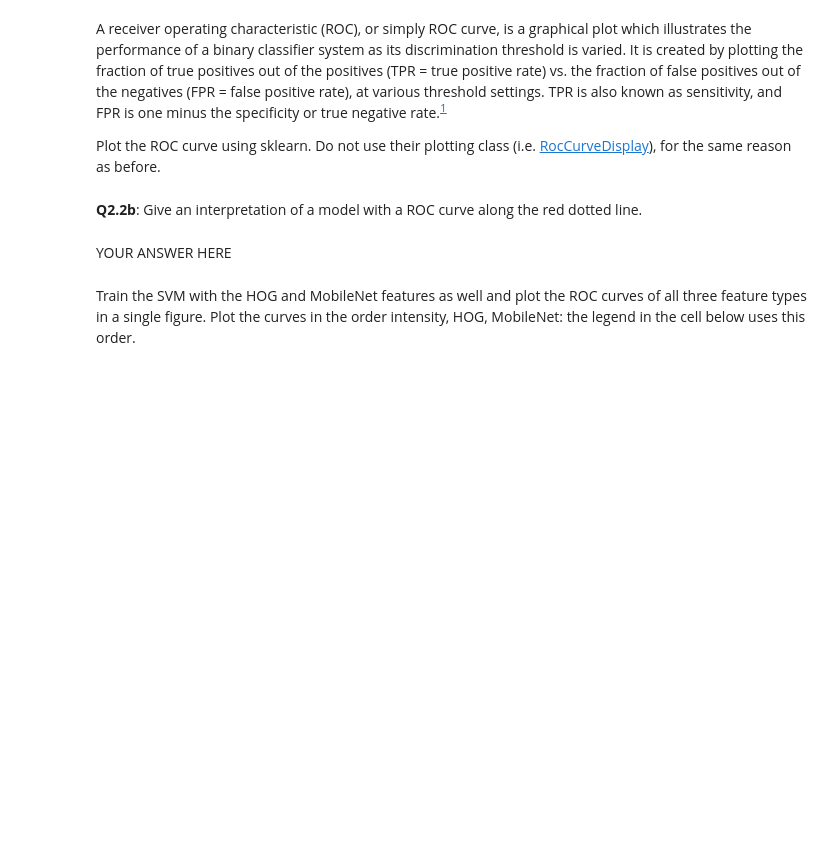
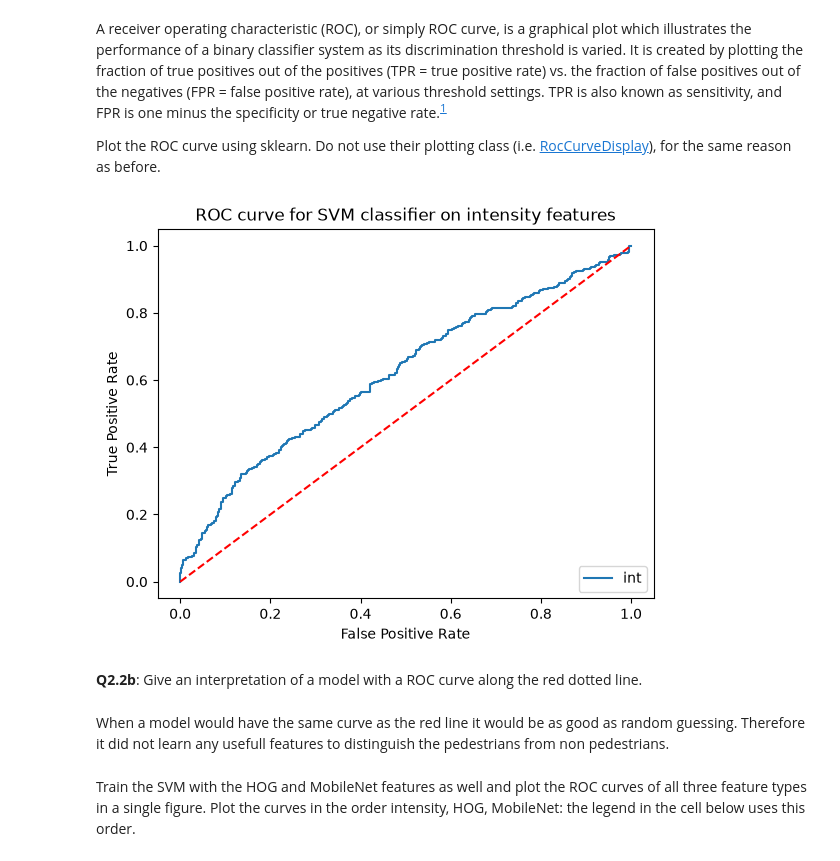
Before and after one commit to lodewijkguffens-ship-it/RO47004p1, a Jupyter notebook: practicum1.ipynb, the cells around one changed output. Cells and saved outputs as stored; diff of their text form; code cells hidden in the pictures; blank space fills up the shorter version.

```diff
--- a/practicum1.ipynb
+++ b/practicum1.ipynb
@@ -499,17 +629,23 @@ A receiver operating characteristic (ROC), or simply ROC curve, is a graphical p
 Plot the ROC curve using sklearn. Do not use their plotting class (i.e. [RocCurveDisplay](https://scikit-learn.org/stable/modules/generated/sklearn.metrics.RocCurveDisplay.html)), for the same reason as before.
 # %%
 # CELL REF: C2.2g
+from sklearn.metrics import roc_curve
 
-# YOUR CODE HERE
-raise NotImplementedError()
+fpr, tpr, thresholds = roc_curve(y_test, intensity_preds_prob)
+
+plt.plot(fpr, tpr)
+plt.xlabel('False Positive Rate')
+plt.ylabel('True Positive Rate')
 plt.plot([0, 1], [0, 1],'r--')
 plt.title('ROC curve for SVM classifier on intensity features')
 plt.legend(["int"], loc='lower right')
 plt.show()
+# %% [output]
+[figure, added]
 # %% [markdown]
 **Q2.2b**: Give an interpretation of a model with a ROC curve along the red dotted line.
 # %% [markdown]
-YOUR ANSWER HERE
+When a model would have the same curve as the red line it would be as good as random guessing. Therefore it did not learn any usefull features to distinguish the pedestrians from non pedestrians.
 # %% [markdown]
 Train the SVM with the HOG and MobileNet features as well and plot the ROC curves of all three feature types in a single figure. Plot the curves in the order intensity, HOG, MobileNet: the legend in the cell below uses this order.
 # %%
```
Also changed, not shown: parts of 19 cells of this notebook.
